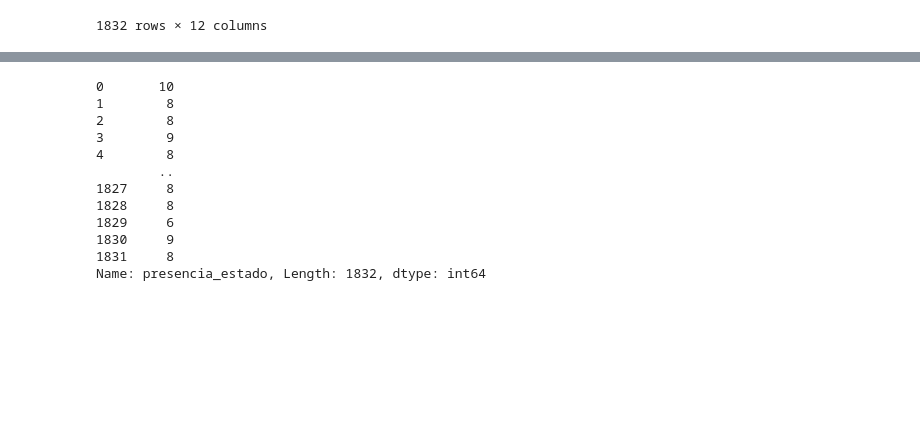
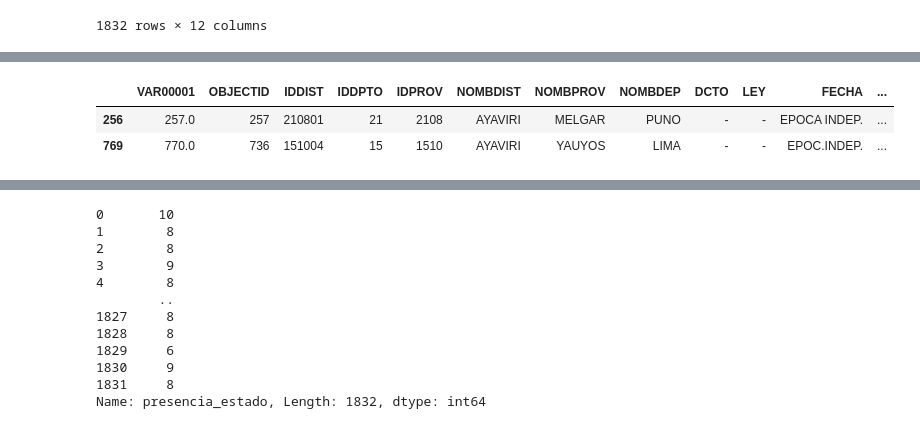
Before and after one commit to CAP-CoyunturasCriticas/BookMaps2011, a Jupyter notebook: preprocessing.ipynb, the cells around one changed output, grey strips where cells are left out. Saved outputs shown, nothing was run; the diff lists cells and outputs as text; code cells hidden in the pictures; blank space fills up the shorter version.

```diff
--- a/preprocessing.ipynb
+++ b/preprocessing.ipynb
@@ -433,0 +438,6 @@ dismap
+# %%
+dismap[dismap.NOMBDIST=='AYAVIRI']
+# %% [output]
+|  | VAR00001 | OBJECTID | IDDIST | IDDPTO | IDPROV | NOMBDIST | NOMBPROV | NOMBDEP | DCTO | LEY | FECHA | ... |
+| 256 | 257.0 | 257 | 210801 | 21 | 2108 | AYAVIRI | MELGAR | PUNO | - | - | EPOCA INDEP. | ... |
+| 769 | 770.0 | 736 | 151004 | 15 | 1510 | AYAVIRI | YAUYOS | LIMA | - | - | EPOC.INDEP. | ... |
```
Also changed, not shown: parts of 23 cells of this notebook, 2 other files.
